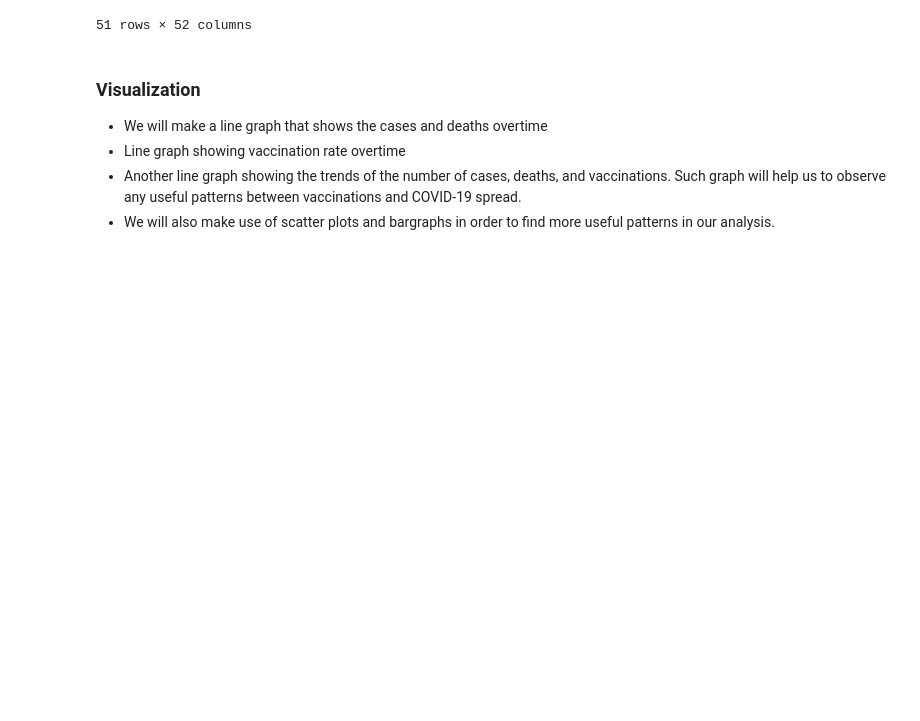
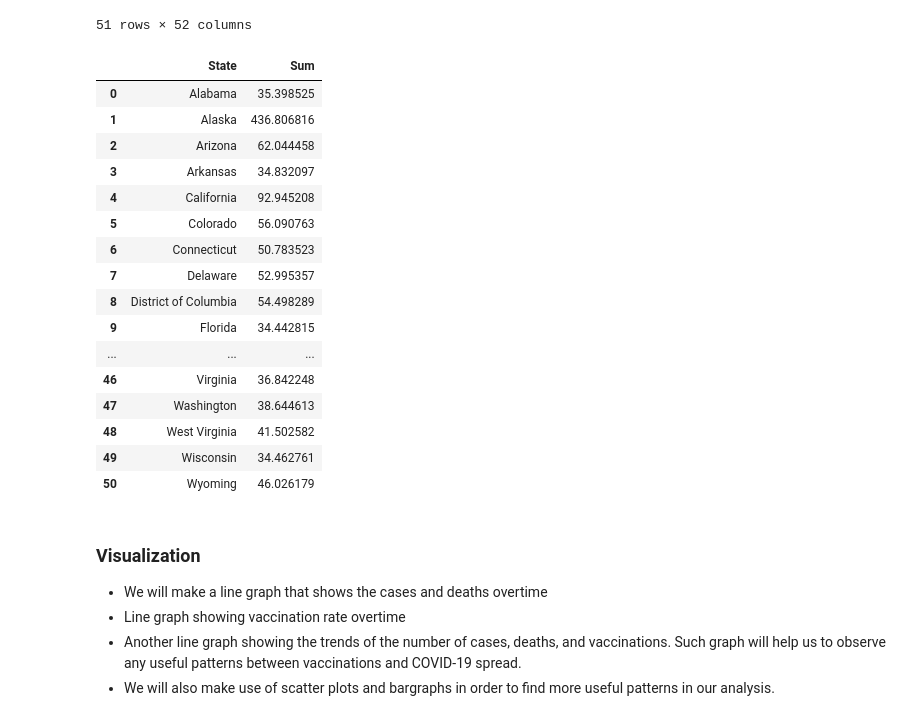
Before and after one commit to syao2017/Covid_Tracker, a Jupyter notebook: Team_Project_part_3.ipynb, the cells around one changed output. Saved outputs shown, nothing was run; the diff lists cells and outputs as text; code cells hidden in the pictures; blank space fills up the shorter version.

Commit message:
final df added shows rankings

```diff
--- a/Team_Project_part_3.ipynb
+++ b/Team_Project_part_3.ipynb
@@ -382,6 +382,30 @@ mainCompare
 | TX | 5.925286 | 3.127325 | 3.041875 | 1.958838 | 1.273215 | 2.121596 | 3.713389 | 3.794872 | 3.763410 | 2.912682 | ... | ... |
 | AK | 0.000000 | 8.934040 | 8.850762 | 7.784760 | 7.187669 | 7.999757 | 9.535830 | 9.613169 | 9.582233 | 8.740658 | ... | ... |
 51 rows × 52 columns
+# %%
+rankings = pandas.DataFrame({'Sum':mainCompare.Sum})
+rankings.reset_index(inplace=True)
+df5 = stateDictionary.merge(rankings, how="inner", on=['Code'])
+df5.drop(columns=["Abbreviation", 'Code'], inplace=True)
+df5
+# %% [output]
+|  | State | Sum |
+| 0 | Alabama | 35.398525 |
+| 1 | Alaska | 436.806816 |
+| 2 | Arizona | 62.044458 |
+| 3 | Arkansas | 34.832097 |
+| 4 | California | 92.945208 |
+| 5 | Colorado | 56.090763 |
+| 6 | Connecticut | 50.783523 |
+| 7 | Delaware | 52.995357 |
+| 8 | District of Columbia | 54.498289 |
+| 9 | Florida | 34.442815 |
+| ... | ... | ... |
+| 46 | Virginia | 36.842248 |
+| 47 | Washington | 38.644613 |
+| 48 | West Virginia | 41.502582 |
+| 49 | Wisconsin | 34.462761 |
+| 50 | Wyoming | 46.026179 |
 # %% [markdown]
 ### Visualization
 
```
